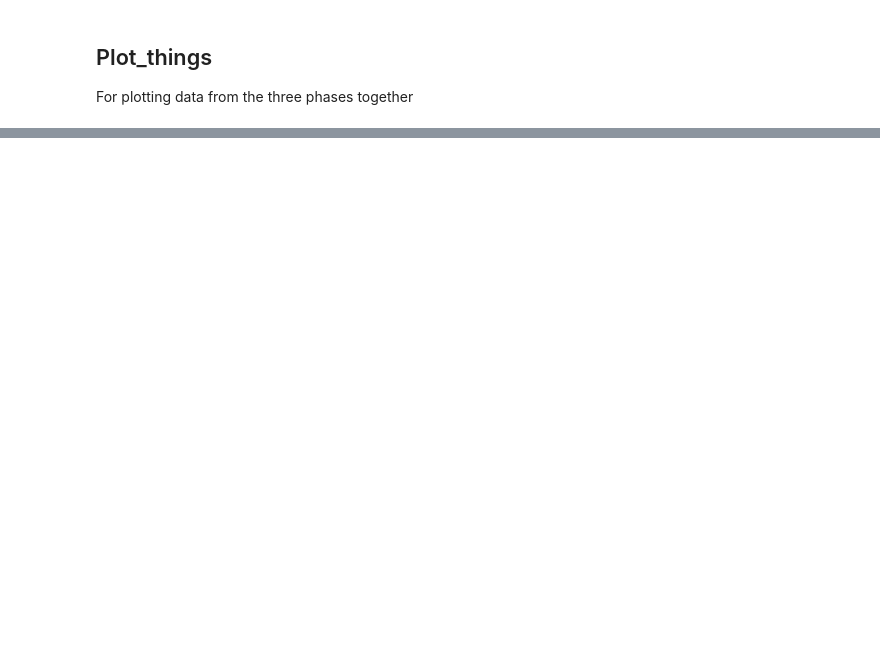
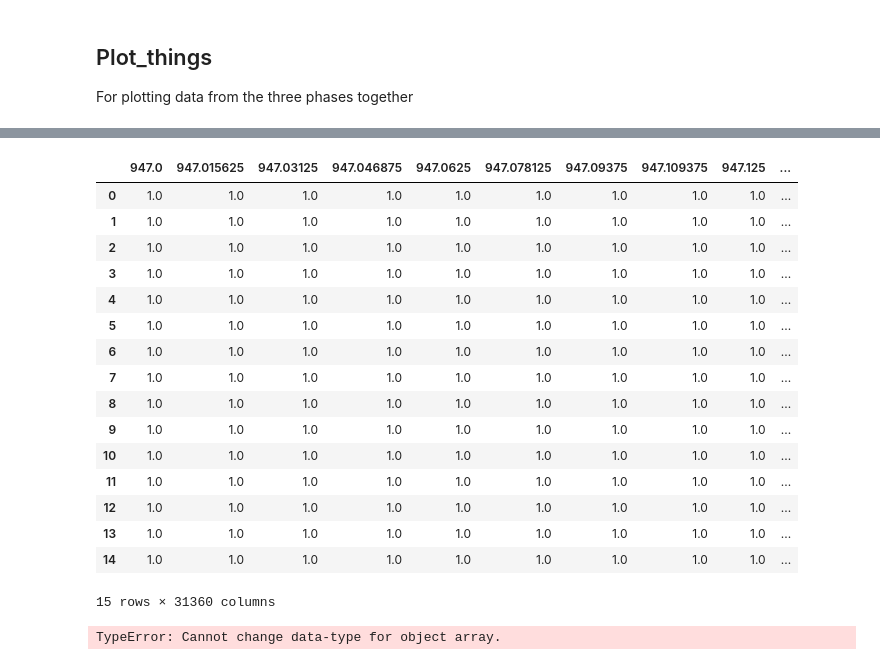
Before and after one commit to etsmit/CHILES_uvsub, a Jupyter notebook: Plot_things.ipynb, the cells around one changed output, grey strips where cells are left out. Cells and saved outputs as stored; diff of their text form; code cells hidden in the pictures; blank space fills up the shorter version.

```diff
--- a/Plot_things.ipynb
+++ b/Plot_things.ipynb
@@ -97,0 +138,24 @@ full_dfs[full_xls[2]]
+# %%
+phase2full
+# %% [output]
+|  | 947.0 | 947.015625 | 947.03125 | 947.046875 | 947.0625 | 947.078125 | 947.09375 | 947.109375 | 947.125 | ... |
+| 0 | 1.0 | 1.0 | 1.0 | 1.0 | 1.0 | 1.0 | 1.0 | 1.0 | 1.0 | ... |
+| 1 | 1.0 | 1.0 | 1.0 | 1.0 | 1.0 | 1.0 | 1.0 | 1.0 | 1.0 | ... |
+| 2 | 1.0 | 1.0 | 1.0 | 1.0 | 1.0 | 1.0 | 1.0 | 1.0 | 1.0 | ... |
+| 3 | 1.0 | 1.0 | 1.0 | 1.0 | 1.0 | 1.0 | 1.0 | 1.0 | 1.0 | ... |
+| 4 | 1.0 | 1.0 | 1.0 | 1.0 | 1.0 | 1.0 | 1.0 | 1.0 | 1.0 | ... |
+| 5 | 1.0 | 1.0 | 1.0 | 1.0 | 1.0 | 1.0 | 1.0 | 1.0 | 1.0 | ... |
+| 6 | 1.0 | 1.0 | 1.0 | 1.0 | 1.0 | 1.0 | 1.0 | 1.0 | 1.0 | ... |
+| 7 | 1.0 | 1.0 | 1.0 | 1.0 | 1.0 | 1.0 | 1.0 | 1.0 | 1.0 | ... |
+| 8 | 1.0 | 1.0 | 1.0 | 1.0 | 1.0 | 1.0 | 1.0 | 1.0 | 1.0 | ... |
+| 9 | 1.0 | 1.0 | 1.0 | 1.0 | 1.0 | 1.0 | 1.0 | 1.0 | 1.0 | ... |
+| 10 | 1.0 | 1.0 | 1.0 | 1.0 | 1.0 | 1.0 | 1.0 | 1.0 | 1.0 | ... |
+| 11 | 1.0 | 1.0 | 1.0 | 1.0 | 1.0 | 1.0 | 1.0 | 1.0 | 1.0 | ... |
+| 12 | 1.0 | 1.0 | 1.0 | 1.0 | 1.0 | 1.0 | 1.0 | 1.0 | 1.0 | ... |
+| 13 | 1.0 | 1.0 | 1.0 | 1.0 | 1.0 | 1.0 | 1.0 | 1.0 | 1.0 | ... |
+| 14 | 1.0 | 1.0 | 1.0 | 1.0 | 1.0 | 1.0 | 1.0 | 1.0 | 1.0 | ... |
+15 rows × 31360 columns
+# %%
+all_phases.columns.values.dtype=
+# %% [output]
+TypeError: Cannot change data-type for object array.
```
Also changed, not shown: parts of 15 cells of this notebook, 11 other files.
